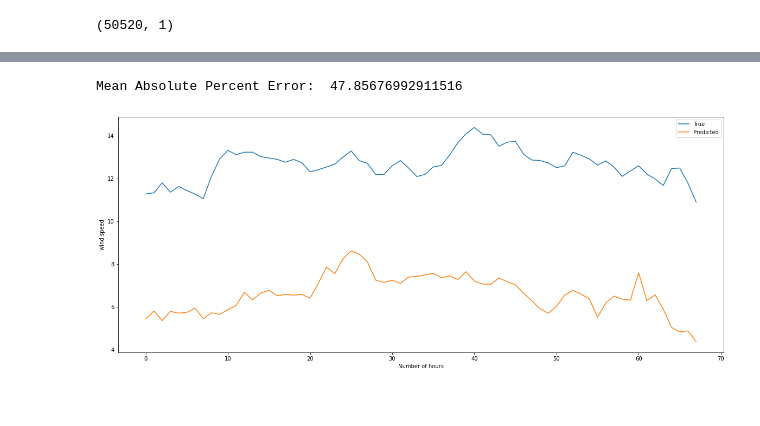
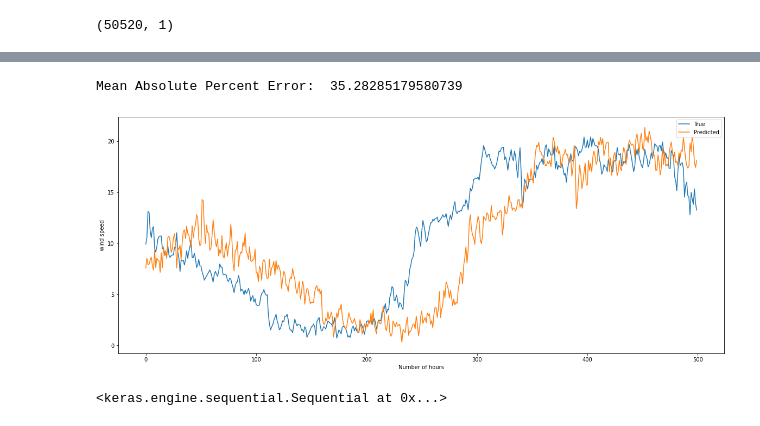
Before and after one commit to SmartPracticeschool/SBSPS-Challenge-1160-Predicting-the-energy-output-of-wind-turbine-based-on-weather-condition, a Jupyter notebook: 03 Building Models - Deep Learning Models/windspeedlstm.ipynb, the cells around one changed output, grey strips where cells are left out. Drawn from its saved outputs; the diff is of its cells as text; code cells hidden in the pictures.

```diff
--- a/03 Building Models - Deep Learning Models/windspeedlstm.ipynb
+++ b/03 Building Models - Deep Learning Models/windspeedlstm.ipynb
@@ -132,7 +136,7 @@ supervised_values = supervised.values
 
 # split data into train and test-sets
 scaler,supervised_values = scale(supervised_values)
-train_scaled, test_scaled = supervised_values[:], supervised_values[:]
+train_scaled, test_scaled = supervised_values[0:-predict_values_exp], supervised_values[-predict_values_exp:]
 #print(test_scaled)
 # %%
 lstm_model = fit_lstm(train_scaled, batch_size_exp, epoch_exp, neurons_exp)
@@ -154,5 +158,5 @@ Epoch 1/1
 # %%
-                      # walk-forward validation on the test data
+# walk-forward validation on the test data
 predictions = list()
 expectations = list()
 for i in range(len(test_scaled)-window_size):
@@ -180,7 +184,7 @@ for i in range(len(test_scaled)-window_size):
     # invert differencing
     yhat = inverse_difference(raw_values, yhat, len(test_scaled)+1-i)
     # store forecast
-    expected = raw_values[len(train_scaled) + i + 1-50519- window_size]
+    expected = raw_values[len(train_scaled) + i + 1 + window_size]
     predictions.append(yhat)
     expectations.append(expected)
-    print('Hour=%d, Predicted=%f, Expected=%f' % (i+1, yhat, expected))
+    #print('Hour=%d, Predicted=%f, Expected=%f' % (i+1, yhat, expected))
@@ -206,20 +191,22 @@ KeyboardInterrupt: ignored
 # %%
+
+
 expectations = np.array(expectations)
 predictions = np.array(predictions)
 print("Mean Absolute Percent Error: ", (np.mean(np.abs((expectations - predictions) / expectations.mean()))*100))
 # %% [output]
-Mean Absolute Percent Error:  47.85676992911516
+Mean Absolute Percent Error:  35.28285179580739
 # %%
 # line plot of observed vs predicted
 fig = pyplot.figure(figsize=(20,8))
-pyplot.plot(expectations[0:1000], label="True")
-pyplot.plot(predictions[0:1000], label="Predicted")
+pyplot.plot(expectations[500:1000], label="True")
+pyplot.plot(predictions[500:1000], label="Predicted")
 pyplot.legend(loc='upper right')
 pyplot.xlabel("Number of hours")
 pyplot.ylabel("wind speed")
 pyplot.show()
 # %% [output]
-[figure, old version]
+[figure, new version]
 # %%
 import pickle
 # %%
@@ -232,6 +219,8 @@ with open(Pkl_Filename, 'rb') as file:
     Pickled_LR1_Model = pickle.load(file)
 
 Pickled_LR_Model
+# %% [output]
+<keras.engine.sequential.Sequential at 0x...>
 # %%
 score = Pickled_LR_Model.score(train, test)
 # Print the Score
```
Also changed, not shown: parts of 5 cells of this notebook, 2 other files.
